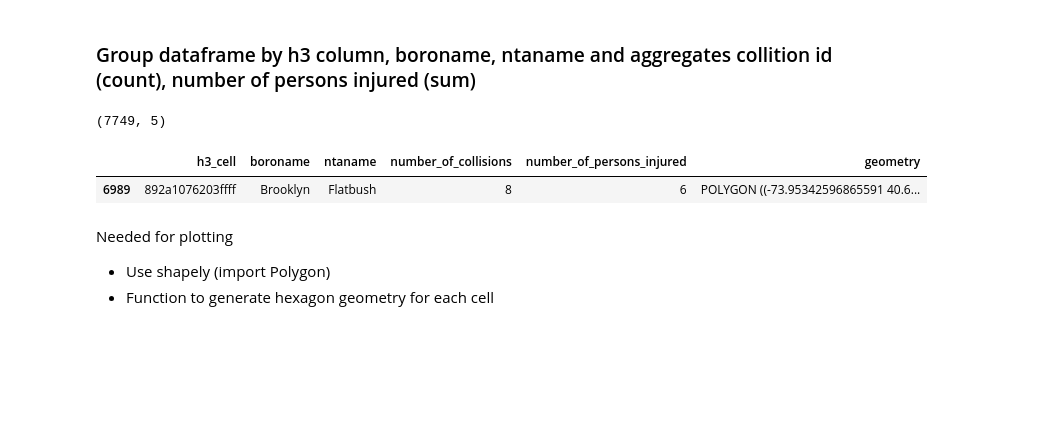
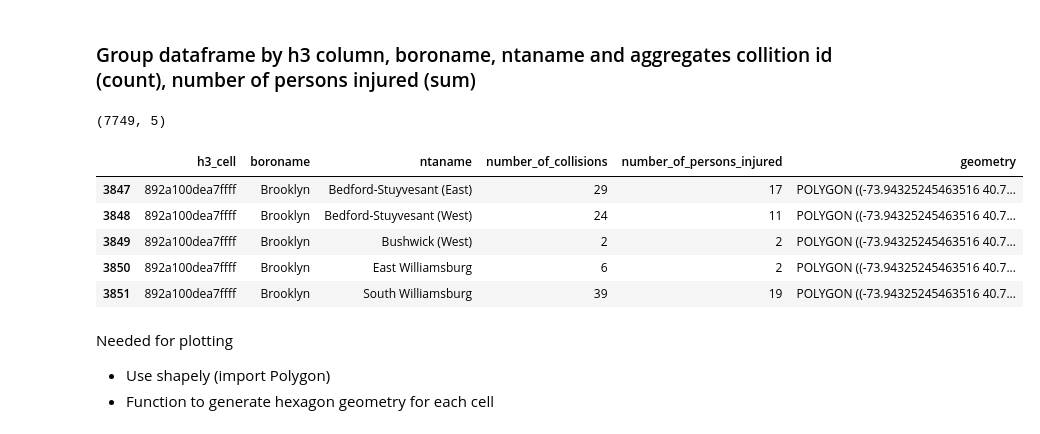
Before and after one commit to JorgeGranda72/OpenNycProject, a Jupyter notebook: Neighborhood_and_H3_Visualizations.ipynb, the cells around one changed output. Cells and saved outputs as stored; diff of their text form; code cells hidden in the pictures; blank space fills up the shorter version.

```diff
--- a/Neighborhood_and_H3_Visualizations.ipynb
+++ b/Neighborhood_and_H3_Visualizations.ipynb
@@ -316,11 +316,15 @@ df_h3_gb.shape
 (7749, 5)
 # %%
 # One h3 cell may partly be included in more than one neighborhood
-df_h3_gb.loc[df_h3_gb.h3_cell.str.contains('892a1076203ffff')] #892a100dea7ffff
+df_h3_gb.loc[df_h3_gb.h3_cell.str.contains('892a100dea7ffff')] #892a100dea7ffff
 #df_neiborhood = df_h3_gb3.loc[df_h3_gb3.ntaname.str.contains('astoria', case = False)]
 # %% [output]
 |  | h3_cell | boroname | ntaname | number_of_collisions | number_of_persons_injured | geometry |
-| 6989 | 892a1076203ffff | Brooklyn | Flatbush | 8 | 6 | POLYGON ((-73.95342596865591 40.6... |
+| 3847 | 892a100dea7ffff | Brooklyn | Bedford-Stuyvesant (East) | 29 | 17 | POLYGON ((-73.94325245463516 40.7... |
+| 3848 | 892a100dea7ffff | Brooklyn | Bedford-Stuyvesant (West) | 24 | 11 | POLYGON ((-73.94325245463516 40.7... |
+| 3849 | 892a100dea7ffff | Brooklyn | Bushwick (West) | 2 | 2 | POLYGON ((-73.94325245463516 40.7... |
+| 3850 | 892a100dea7ffff | Brooklyn | East Williamsburg | 6 | 2 | POLYGON ((-73.94325245463516 40.7... |
+| 3851 | 892a100dea7ffff | Brooklyn | South Williamsburg | 39 | 19 | POLYGON ((-73.94325245463516 40.7... |
 # %% [markdown]
 Needed for plotting
 - Use shapely (import Polygon)
```
Also changed, not shown: parts of 10 cells of this notebook.
